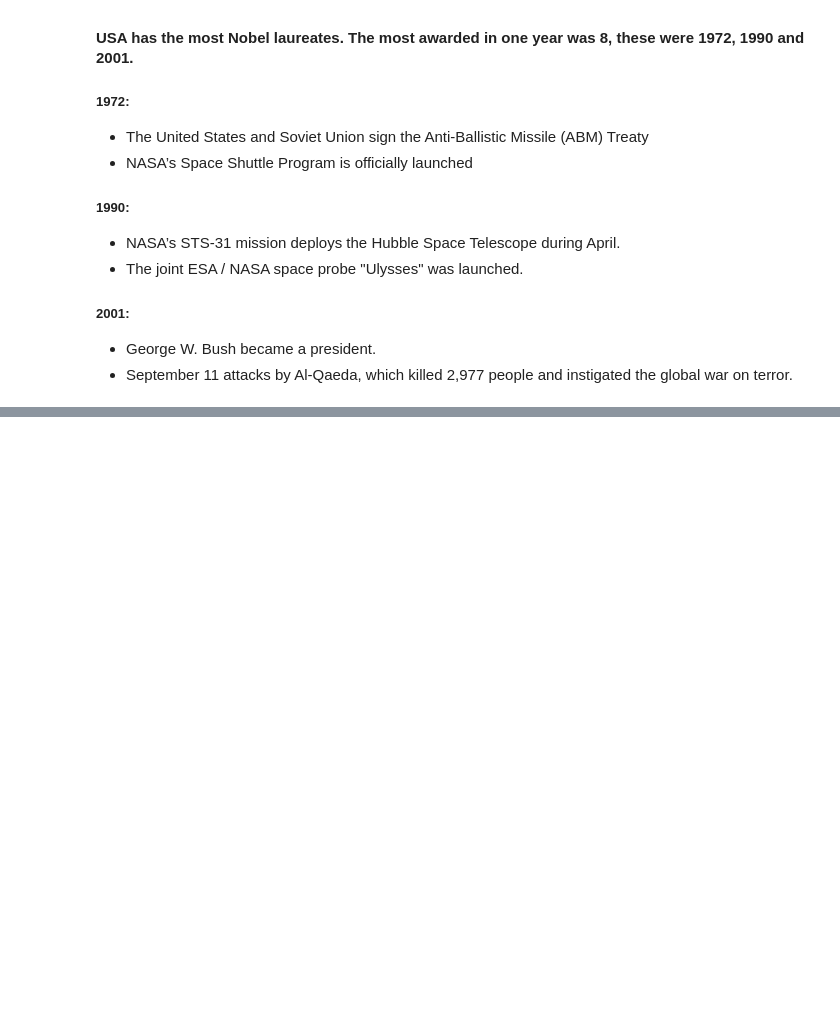
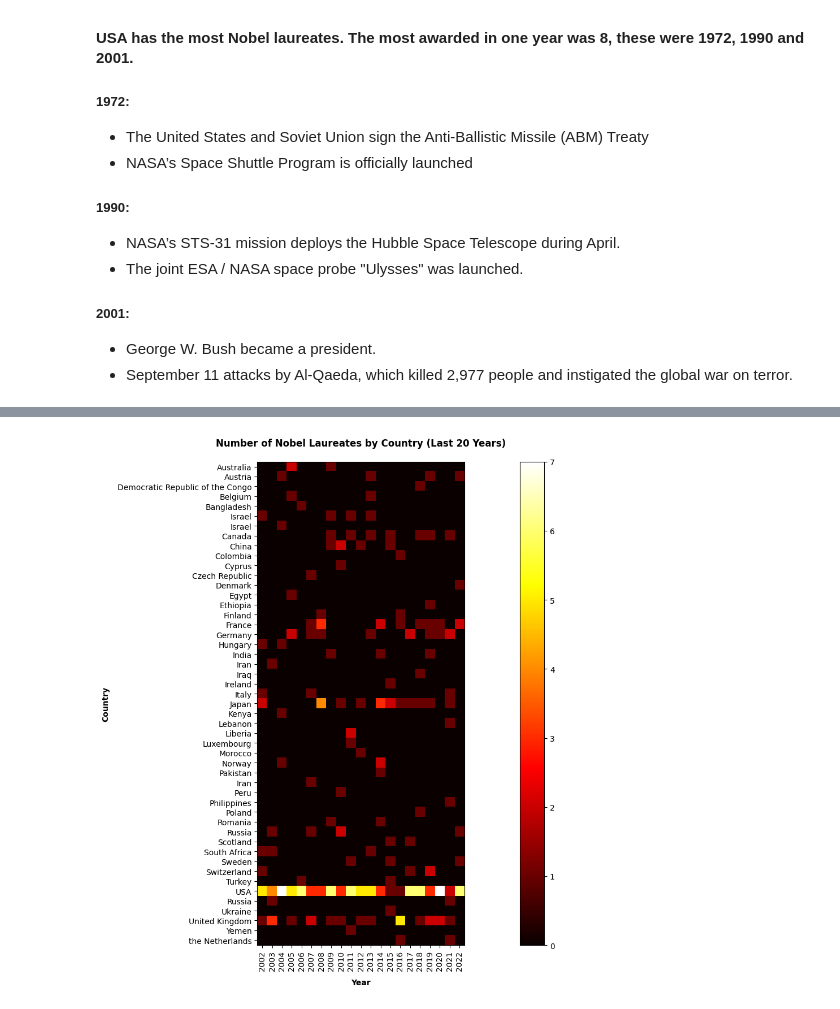
Before and after one commit to molfaryura/nobel-prize-winners, a Jupyter notebook: main.ipynb, the cells around one changed output, grey strips where cells are left out. Cells and saved outputs as stored; diff of their text form; code cells hidden in the pictures; blank space fills up the shorter version.

Commit message:
Created a heatmap

```diff
--- a/main.ipynb
+++ b/main.ipynb
@@ -73,0 +81,30 @@ plt.show()
+# %%
+last_10_years = df[df.Year >= df.Year.max() - 20]
+
+heatmap_data = last_10_years.pivot_table(index='Birth_Country', columns='Year', aggfunc='size', fill_value=0)
+
+for county_name in heatmap_data.index:
+    if '(' in county_name:
+        heatmap_data.rename({county_name: county_name.split('(')[1][:-1].replace('now', '').strip()}, inplace=True, axis='index')
+
+countries = heatmap_data.index
+years = heatmap_data.columns
+
+plt.figure(figsize=(20, 10))
+plt.imshow(heatmap_data, cmap='hot', interpolation='nearest')
+
+plt.yticks(np.arange(len(countries)), countries)
+plt.ylabel('Country', labelpad=10, fontweight='bold')
+
+plt.xticks(np.arange(len(years)), years, rotation='vertical')
+plt.xlabel('Year', labelpad=10, fontweight='bold')
+
+plt.title('Number of Nobel Laureates by Country (Last 20 Years)', fontweight='bold', pad=20)
+
+plt.colorbar()
+
+plt.tight_layout()
+
+plt.show()
+# %% [output]
+[figure, added]
```
Also changed, not shown: parts of 4 cells of this notebook.
